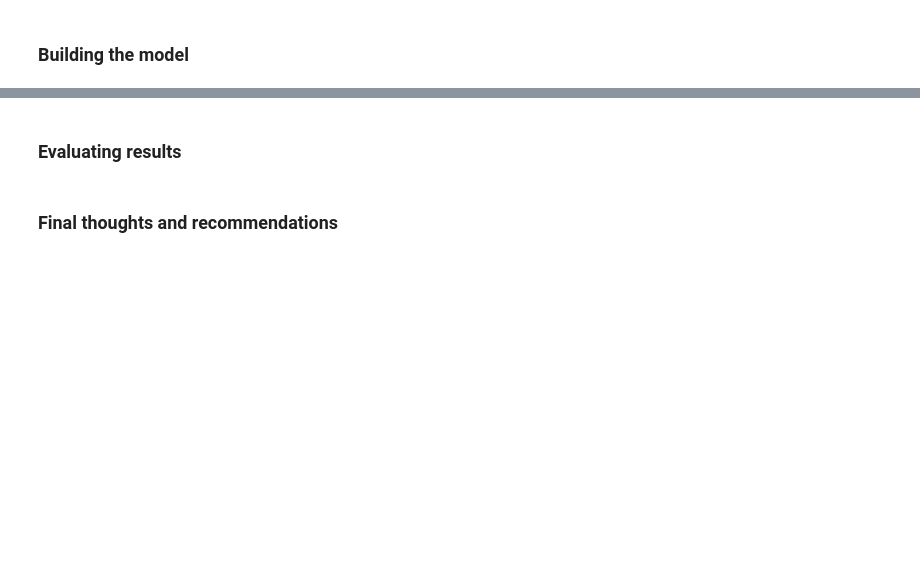
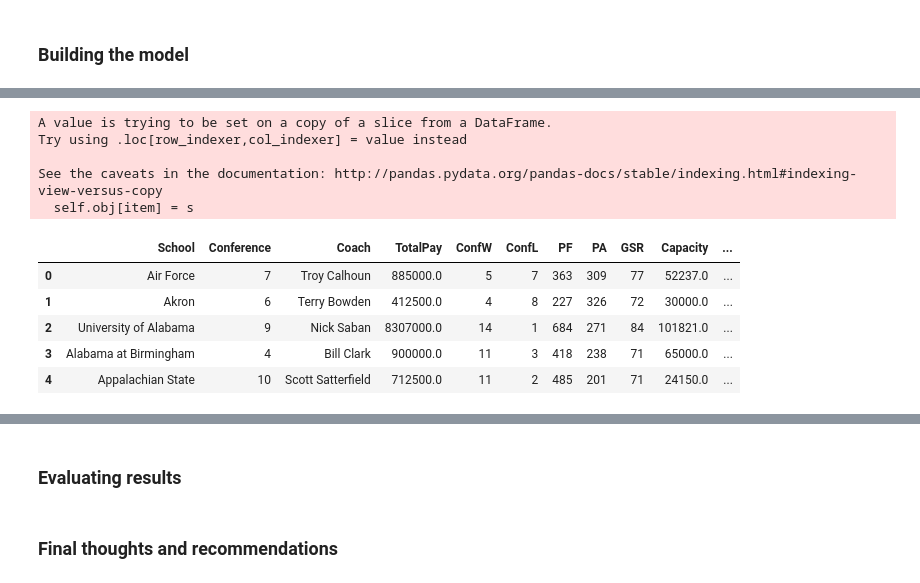
Before and after one commit to MartnAR/IST718, a Jupyter notebook: Labs/Coaches9_2_2/Alonso_Lab1.ipynb, the cells around one changed output, grey strips where cells are left out. Cells and saved outputs as stored; diff of their text form; code cells hidden in the pictures; blank space fills up the shorter version.

```diff
--- a/Labs/Coaches9_2_2/Alonso_Lab1.ipynb
+++ b/Labs/Coaches9_2_2/Alonso_Lab1.ipynb
@@ -473,0 +534,24 @@ plt.show()
+# %%
+# Select the variables that will be used in the model, aswell as some additional variables that will be
+# kept to better identify the observations.
+df_model = df_final2[['School', 'Conference', 'Coach', 'TotalPay', 'ConfW', 'ConfL', 'PF', 'PA',
+                      'GSR', 'Capacity', 'AwayRecord', 'PPG', 'PAG', 'OffRat', 'DefRat']]
+
+# Of these columns, the only column that is not numeric and will be used in the model is Conference.
+# We'll use the LabelEncoder function to convert it into numeric.
+le = LabelEncoder()
+df_model.loc[:, 'Conference'] = le.fit_transform(df_model['Conference'])
+
+df_model.head()
+# %% [output]
+A value is trying to be set on a copy of a slice from a DataFrame.
+Try using .loc[row_indexer,col_indexer] = value instead
+
+See the caveats in the documentation: http://pandas.pydata.org/pandas-docs/stable/indexing.html#indexing-view-versus-copy
+  self.obj[item] = s
+|  | School | Conference | Coach | TotalPay | ConfW | ConfL | PF | PA | GSR | Capacity | ... |
+| 0 | Air Force | 7 | Troy Calhoun | 885000.0 | 5 | 7 | 363 | 309 | 77 | 52237.0 | ... |
+| 1 | Akron | 6 | Terry Bowden | 412500.0 | 4 | 8 | 227 | 326 | 72 | 30000.0 | ... |
+| 2 | University of Alabama | 9 | Nick Saban | 8307000.0 | 14 | 1 | 684 | 271 | 84 | 101821.0 | ... |
+| 3 | Alabama at Birmingham | 4 | Bill Clark | 900000.0 | 11 | 3 | 418 | 238 | 71 | 65000.0 | ... |
+| 4 | Appalachian State | 10 | Scott Satterfield | 712500.0 | 11 | 2 | 485 | 201 | 71 | 24150.0 | ... |
```
Also changed, not shown: parts of 20 cells of this notebook, 1 other file.
